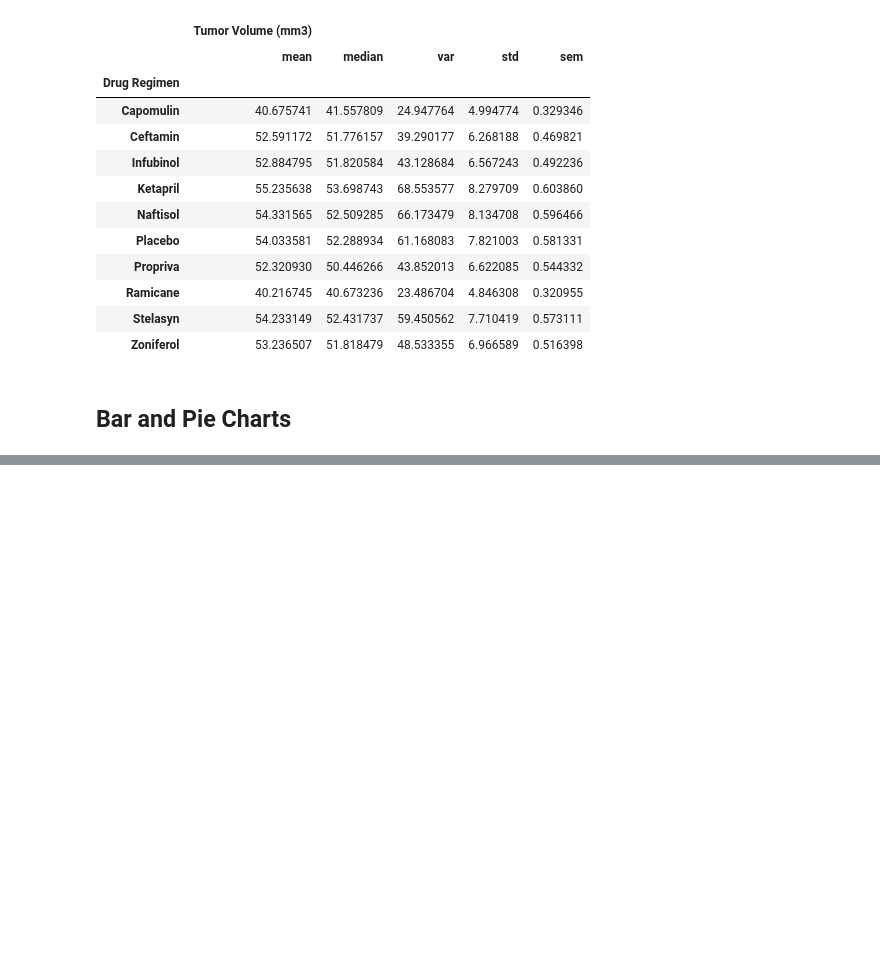
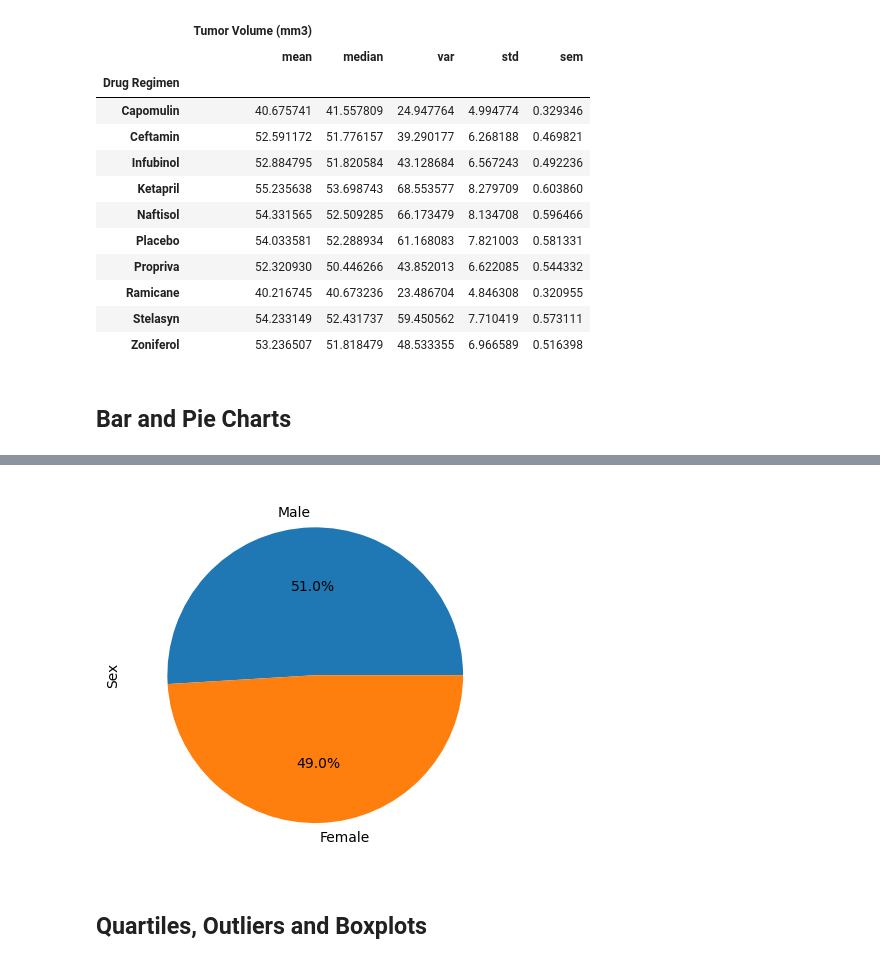
Before and after one commit to KevinMosweu/matplotlib-challenge, a Jupyter notebook: Pymaceuticals/Pymaceuticals.ipynb, the cells around one changed output, grey strips where cells are left out. Cells and saved outputs as stored; diff of their text form; code cells hidden in the pictures; blank space fills up the shorter version.

```diff
--- a/Pymaceuticals/Pymaceuticals.ipynb
+++ b/Pymaceuticals/Pymaceuticals.ipynb
@@ -130,0 +169,17 @@ tumor_vol_stats2
+# %%
+# Generating a pie plot showing the distribution of female versus male mice using pyplot
+
+# Preparing labels and counts using previously established sex count series
+counts = list(sex_counts)
+category_labels = list(sex_counts.index)
+
+# Setting up Pie Plot and Y label
+plt.pie(counts, labels=category_labels, autopct="%1.1f%%")
+plt.ylabel('Sex')
+
+# Displaying Pie Plot
+plt.show()
+# %% [output]
+[figure, added]
+# %% [markdown]
+## Quartiles, Outliers and Boxplots
```
Also changed, not shown: parts of 11 cells of this notebook.
